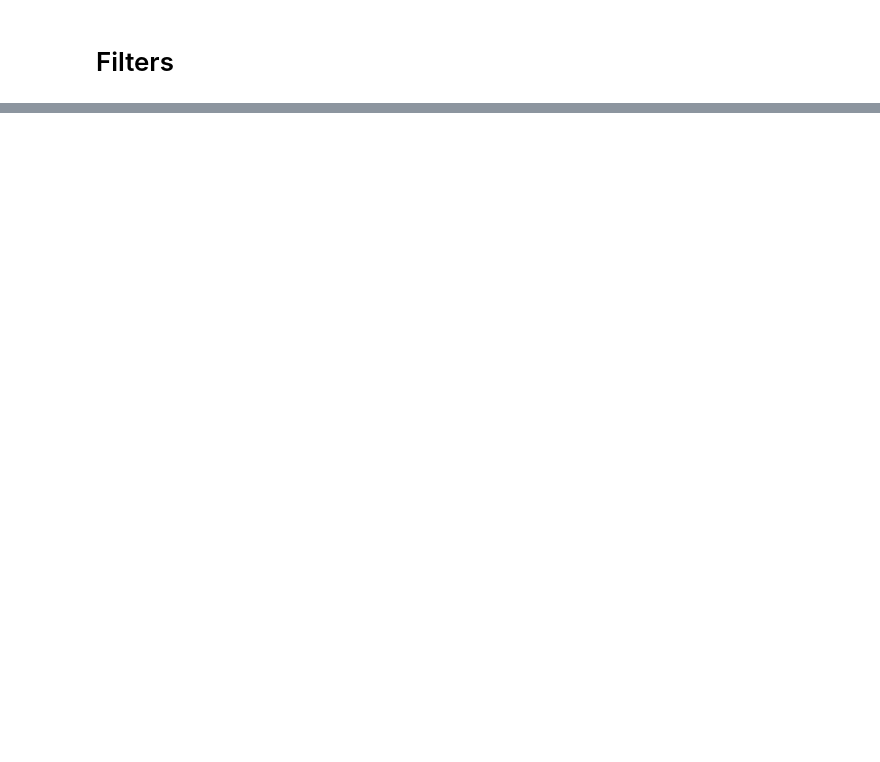
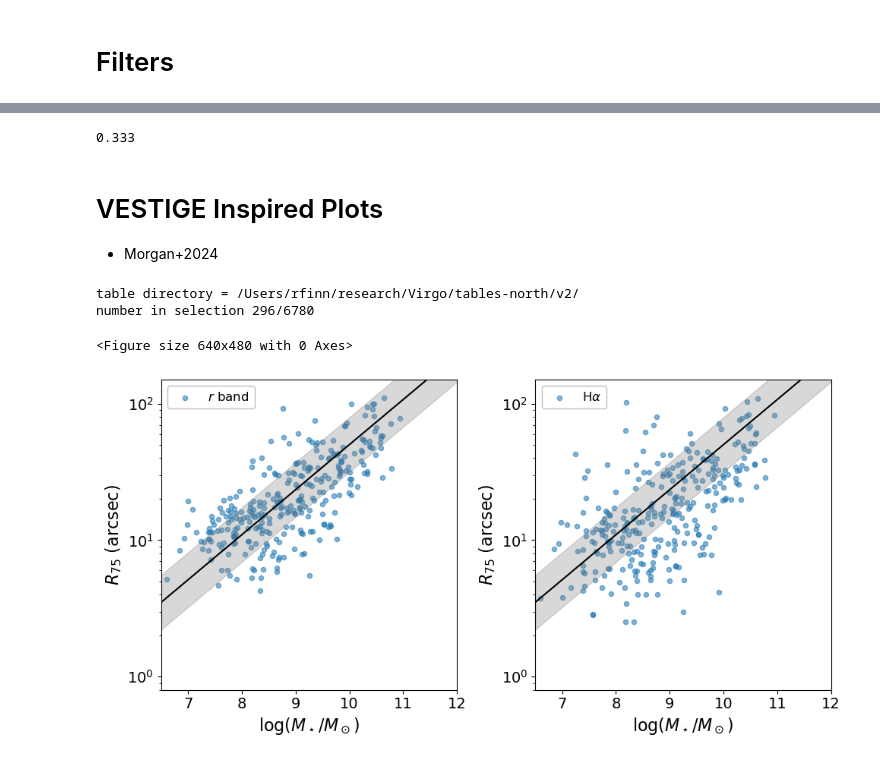
Before and after one commit to rfinn/hapypost, a Jupyter notebook: notebooks/05_sample_overview_catalog_paper.ipynb, the cells around one changed output, grey strips where cells are left out. Cells and saved outputs as stored; diff of their text form; code cells hidden in the pictures; blank space fills up the shorter version.

```diff
--- a/notebooks/05_sample_overview_catalog_paper.ipynb
+++ b/notebooks/05_sample_overview_catalog_paper.ipynb
@@ -235,0 +172,8 @@ H FWHM - R FWHM = 0.03 +/- 0.19
+# %%
+9.25E-05 * 3600
+# %% [output]
+0.333
+# %% [markdown]
+# VESTIGE Inspired Plots
+
+- Morgan+2024
@@ -235,0 +184,18 @@ H FWHM - R FWHM = 0.03 +/- 0.19
+# %%
+
+%run ~/github/hapypost/scripts/plot_morphology.py
+catflag = v.halpha['CATALOG_USE'] == 'CLEAN'
+incflag = v.halpha['ELLIP_BA'] > 0.3
+ssfrflag = np.log10(v.cigale['bayes.sfh.sfr']/v.cigale['bayes.stellar.m_star']) > -11.5
+maskflag = v.halpha['MASKFRAC_GUESS_ELLIPSE'] < 0.2
+hasnr = v.halpha['H_TOT_FLUX_CGS']/v.halpha['H_TOT_FLUX_CGS_ERR'] > 10
+selection = catflag & incflag & ssfrflag & maskflag & hasnr
+
+print(f"number in selection {np.sum(selection)}/{len(selection)}")
+
+plot_size_mass_relation(v, args.plotdir, selection=selection, show=True)
+# %% [output]
+table directory = /Users/rfinn/research/Virgo/tables-north/v2/
+number in selection 296/6780
+<Figure size 640x480 with 0 Axes>
+[figure, added]
```
Also changed, not shown: parts of 14 cells of this notebook, 7 other files.
